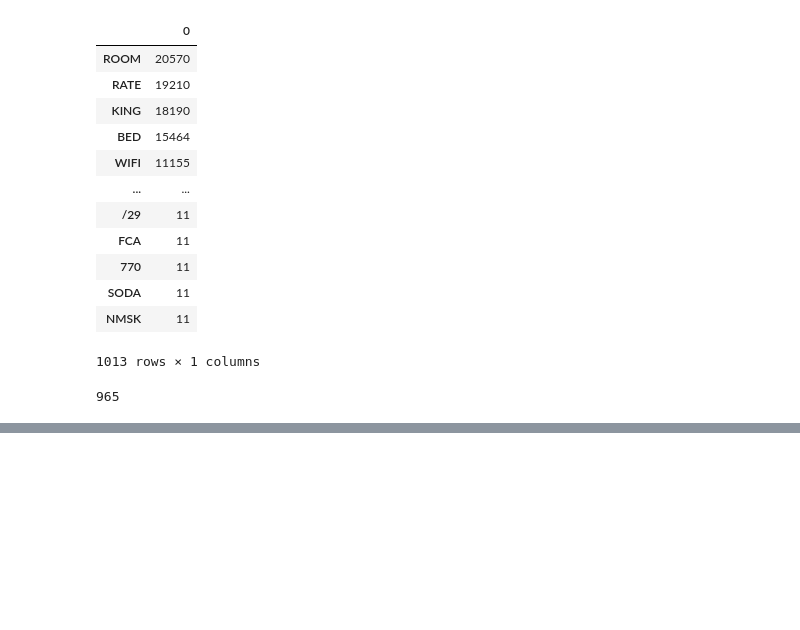
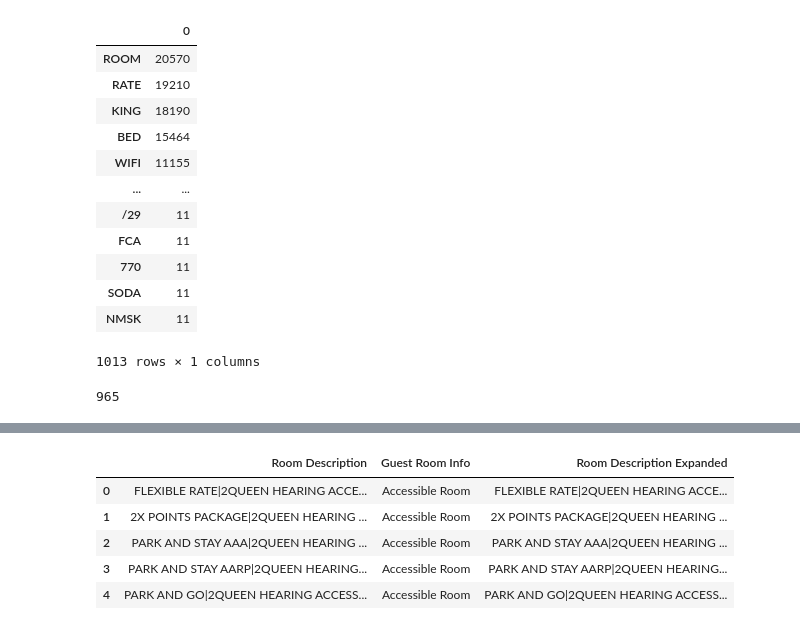
Before and after one commit to karthik1705/sabre_distiLLM_2025, a Jupyter notebook: dataset_preprocess.ipynb, the cells around one changed output, grey strips where cells are left out. Cells and saved outputs as stored; diff of their text form; code cells hidden in the pictures; blank space fills up the shorter version.

```diff
--- a/dataset_preprocess.ipynb
+++ b/dataset_preprocess.ipynb
@@ -125,0 +214,10 @@ len(potential_abbrevs)
+# %%
+dataset_raw['Room Description Expanded'] = dataset_raw['Room Description'].apply(expand_abbreviations)
+dataset_raw.head()
+# %% [output]
+|  | Room Description | Guest Room Info | Room Description Expanded |
+| 0 | FLEXIBLE RATE|2QUEEN HEARING ACCE... | Accessible Room | FLEXIBLE RATE|2QUEEN HEARING ACCE... |
+| 1 | 2X POINTS PACKAGE|2QUEEN HEARING ... | Accessible Room | 2X POINTS PACKAGE|2QUEEN HEARING ... |
+| 2 | PARK AND STAY AAA|2QUEEN HEARING ... | Accessible Room | PARK AND STAY AAA|2QUEEN HEARING ... |
+| 3 | PARK AND STAY AARP|2QUEEN HEARING... | Accessible Room | PARK AND STAY AARP|2QUEEN HEARING... |
+| 4 | PARK AND GO|2QUEEN HEARING ACCESS... | Accessible Room | PARK AND GO|2QUEEN HEARING ACCESS... |
```
Also changed, not shown: parts of 4 cells of this notebook.
